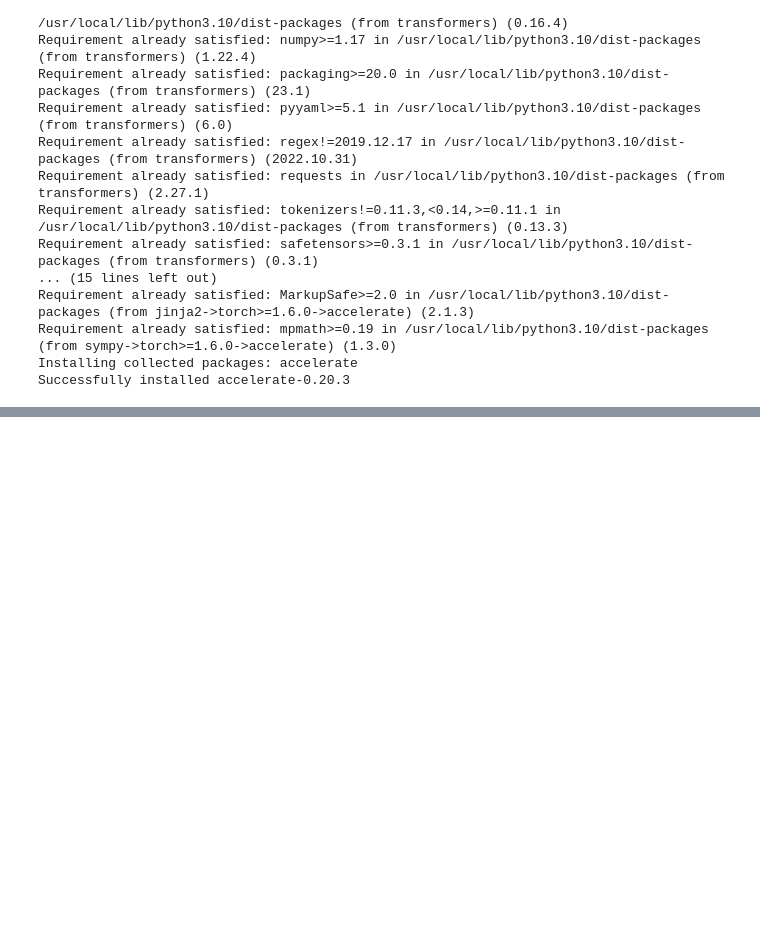
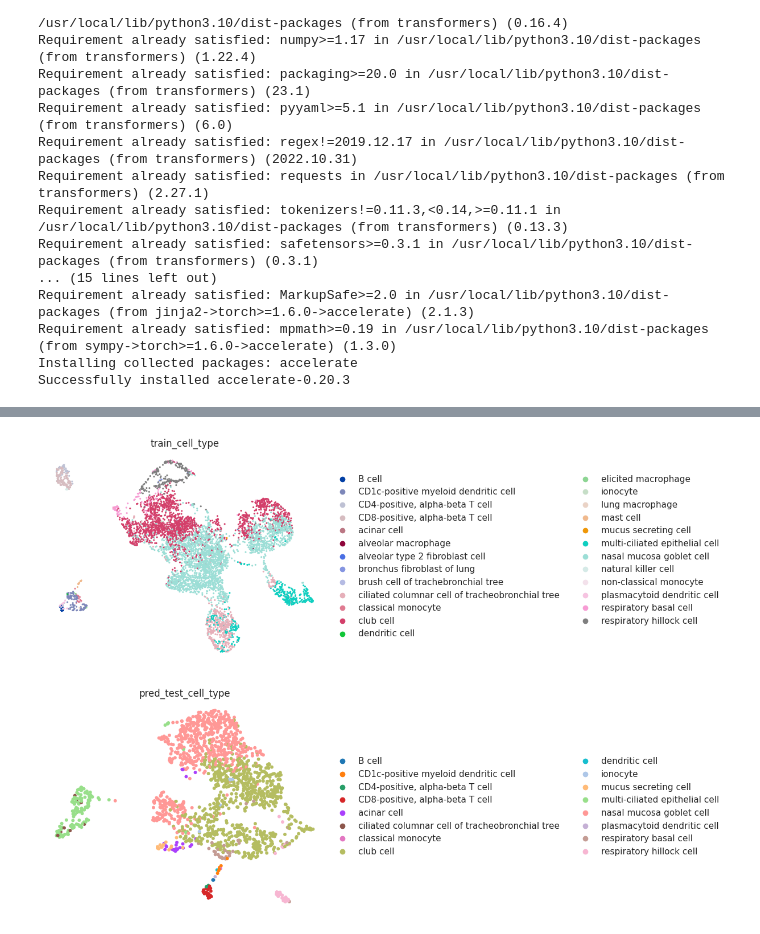
Before and after one commit to rezavahidi/geneformer, a Jupyter notebook: geneformer.ipynb, the cells around one changed output, grey strips where cells are left out. Saved outputs shown, nothing was run; the diff lists cells and outputs as text; code cells hidden in the pictures; blank space fills up the shorter version.

```diff
--- a/geneformer.ipynb
+++ b/geneformer.ipynb
@@ -366,0 +467,13 @@ print(result[0][0][0])
+# %%
+ac.tl.lsi(adata_train)
+sc.pp.neighbors(adata_train, use_rep="X_lsi", n_neighbors=10, n_pcs=30)
+sc.tl.umap(adata_train, spread=1.5, min_dist=0.5, random_state=20)
+sc.pl.umap(adata_train, color = "train_cell_type", wspace=0.5, frameon=False)
+
+ac.tl.lsi(adata_test)
+sc.pp.neighbors(adata_test, use_rep="X_lsi", n_neighbors=10, n_pcs=30)
+sc.tl.umap(adata_test, spread=1.5, min_dist=0.5, random_state=20)
+sc.pl.umap(adata_test, color = "pred_test_cell_type", wspace=0.5, frameon=False)
+# %% [output]
+[figure, added]
+[figure, added]
```
Also changed, not shown: parts of 15 cells of this notebook.
